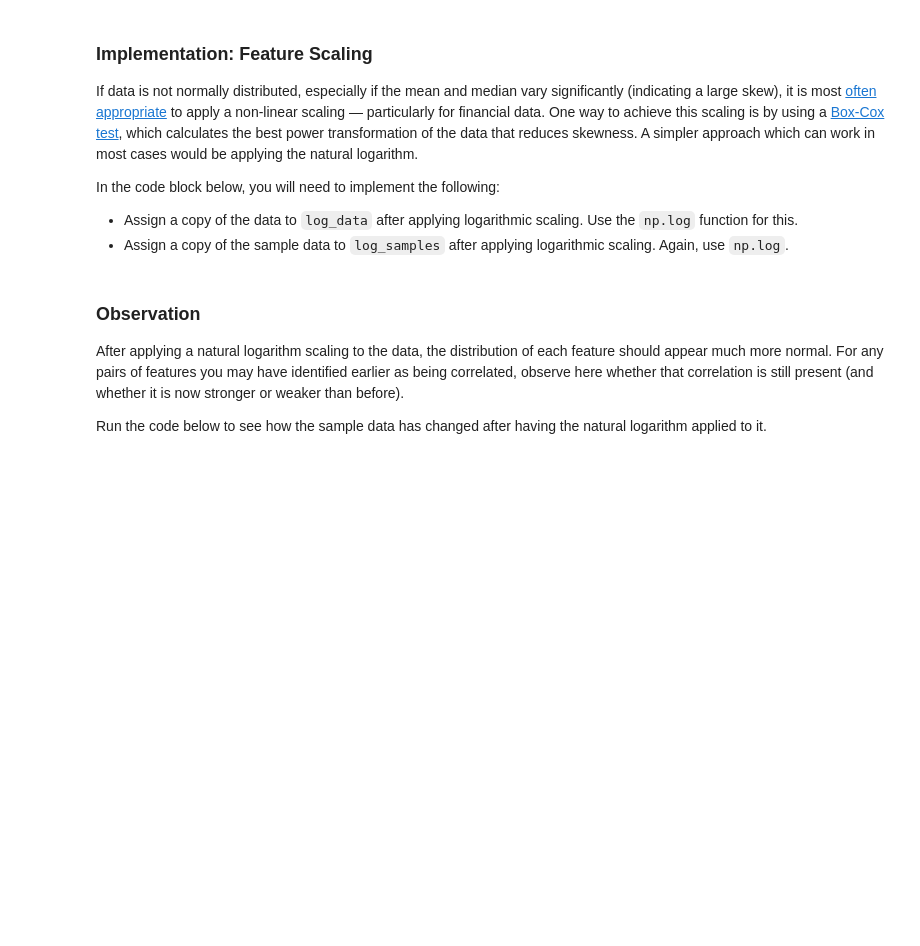
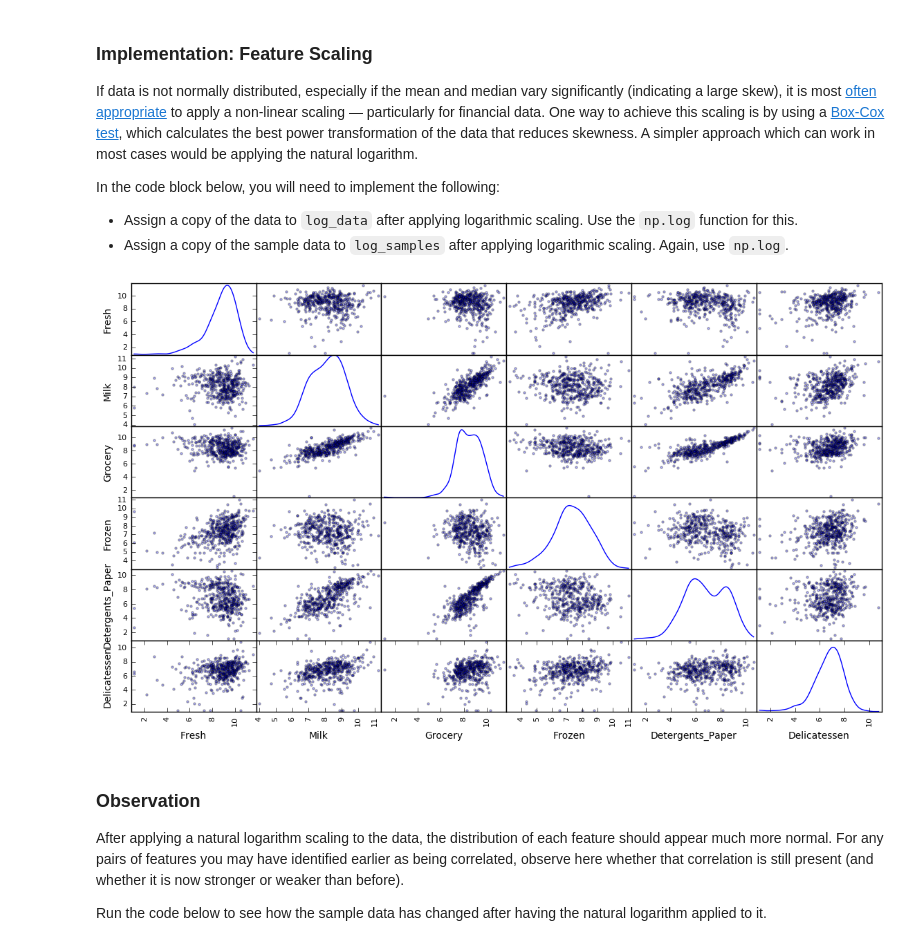
Before and after one commit to Venka97/Customer-segments, a Jupyter notebook: customer_segments.ipynb, the cells around one changed output. Cells and saved outputs as stored; diff of their text form; code cells hidden in the pictures; blank space fills up the shorter version.

```diff
--- a/customer_segments.ipynb
+++ b/customer_segments.ipynb
@@ -146,13 +148,15 @@ In the code block below, you will need to implement the following:
  - Assign a copy of the sample data to `log_samples` after applying logarithmic scaling. Again, use `np.log`.
 # %%
 # TODO: Scale the data using the natural logarithm
-log_data = None
+log_data = np.log(data.copy())
 
 # TODO: Scale the sample data using the natural logarithm
-log_samples = None
+log_samples = np.log(samples)
 
 # Produce a scatter matrix for each pair of newly-transformed features
 pd.scatter_matrix(log_data, alpha = 0.3, figsize = (14,8), diagonal = 'kde');
+# %% [output]
+[figure, added]
 # %% [markdown]
 ### Observation
 After applying a natural logarithm scaling to the data, the distribution of each feature should appear much more normal. For any pairs of features you may have identified earlier as being correlated, observe here whether that correlation is still present (and whether it is now stronger or weaker than before).
```
Also changed, not shown: parts of 7 cells of this notebook.
